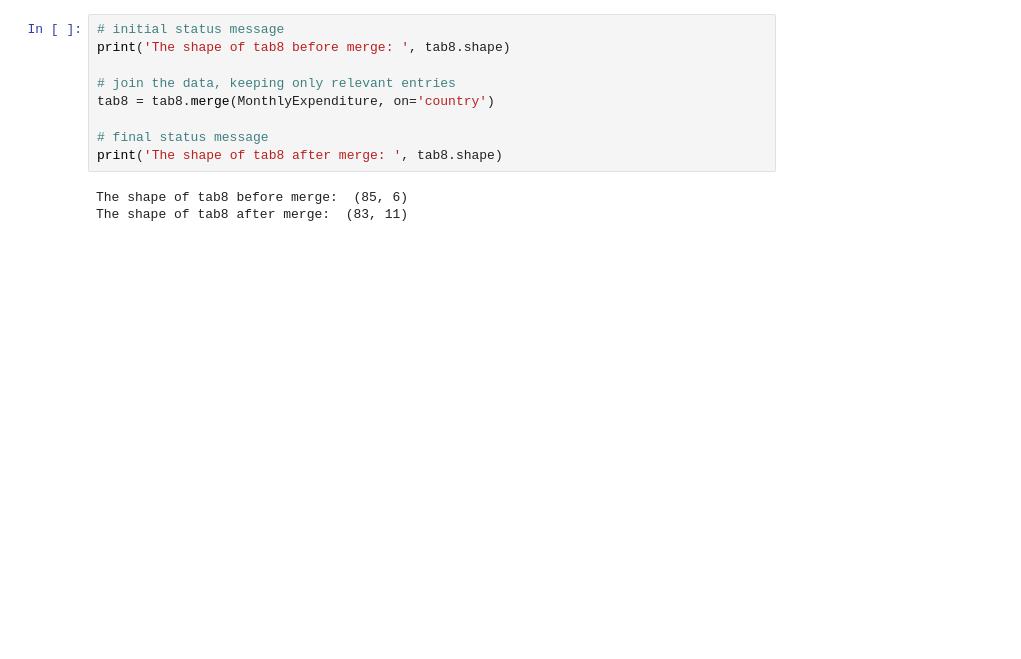
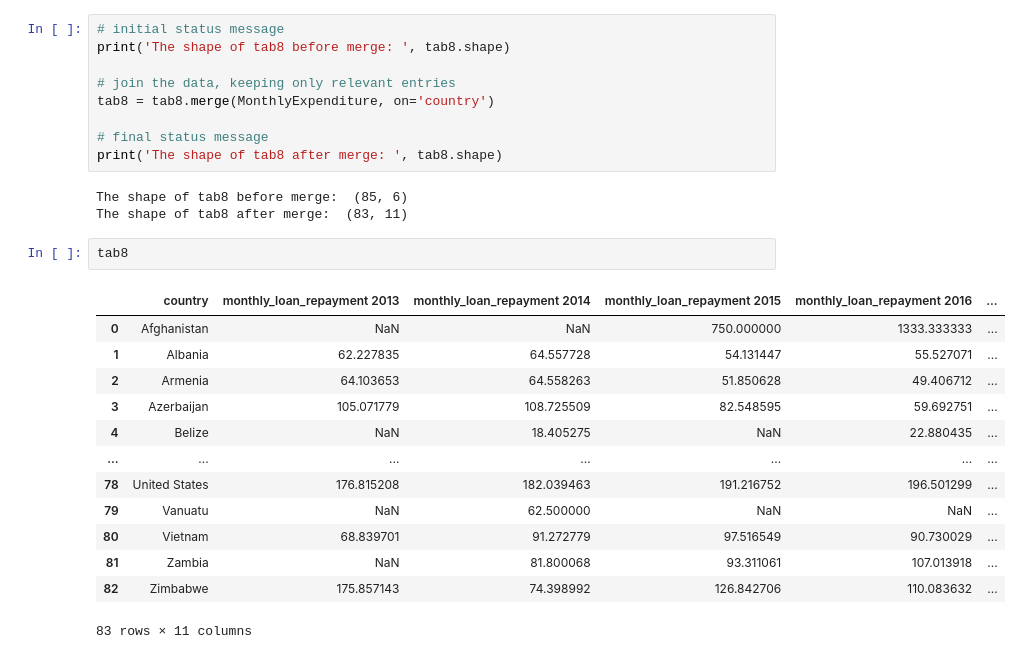
Before and after one commit to CeeThinwa/knowledge-hub, a Jupyter notebook: _sources/kiva.ipynb, the cells around one changed output. Drawn from its saved outputs; the diff is of its cells as text; blank space fills up the shorter version.

```diff
--- a/_sources/kiva.ipynb
+++ b/_sources/kiva.ipynb
@@ -1356,3 +1356,19 @@ print('The shape of tab8 after merge: ', tab8.shape)
 # %% [output]
 The shape of tab8 before merge:  (85, 6)
 The shape of tab8 after merge:  (83, 11)
+# %%
+tab8
+# %% [output]
+|  | country | monthly_loan_repayment 2013 | monthly_loan_repayment 2014 | monthly_loan_repayment 2015 | monthly_loan_repayment 2016 | ... |
+| 0 | Afghanistan | NaN | NaN | 750.000000 | 1333.333333 | ... |
+| 1 | Albania | 62.227835 | 64.557728 | 54.131447 | 55.527071 | ... |
+| 2 | Armenia | 64.103653 | 64.558263 | 51.850628 | 49.406712 | ... |
+| 3 | Azerbaijan | 105.071779 | 108.725509 | 82.548595 | 59.692751 | ... |
+| 4 | Belize | NaN | 18.405275 | NaN | 22.880435 | ... |
+| ... | ... | ... | ... | ... | ... | ... |
+| 78 | United States | 176.815208 | 182.039463 | 191.216752 | 196.501299 | ... |
+| 79 | Vanuatu | NaN | 62.500000 | NaN | NaN | ... |
+| 80 | Vietnam | 68.839701 | 91.272779 | 97.516549 | 90.730029 | ... |
+| 81 | Zambia | NaN | 81.800068 | 93.311061 | 107.013918 | ... |
+| 82 | Zimbabwe | 175.857143 | 74.398992 | 126.842706 | 110.083632 | ... |
+83 rows × 11 columns
```
Also changed, not shown: parts of 1 cell of this notebook, 25 other files.
